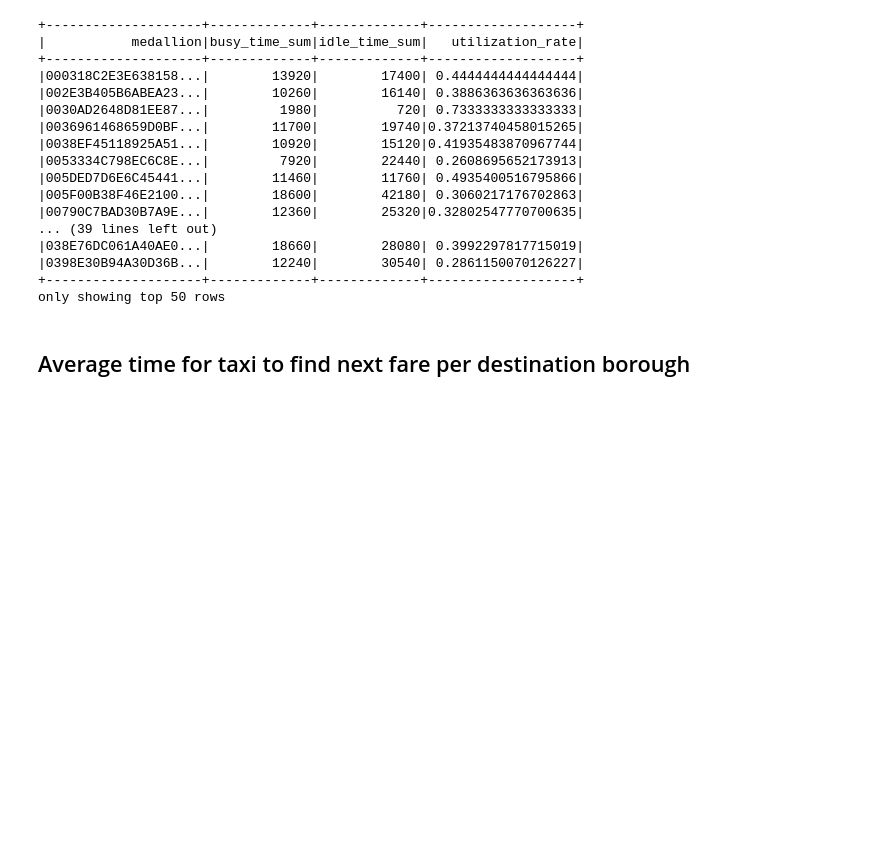
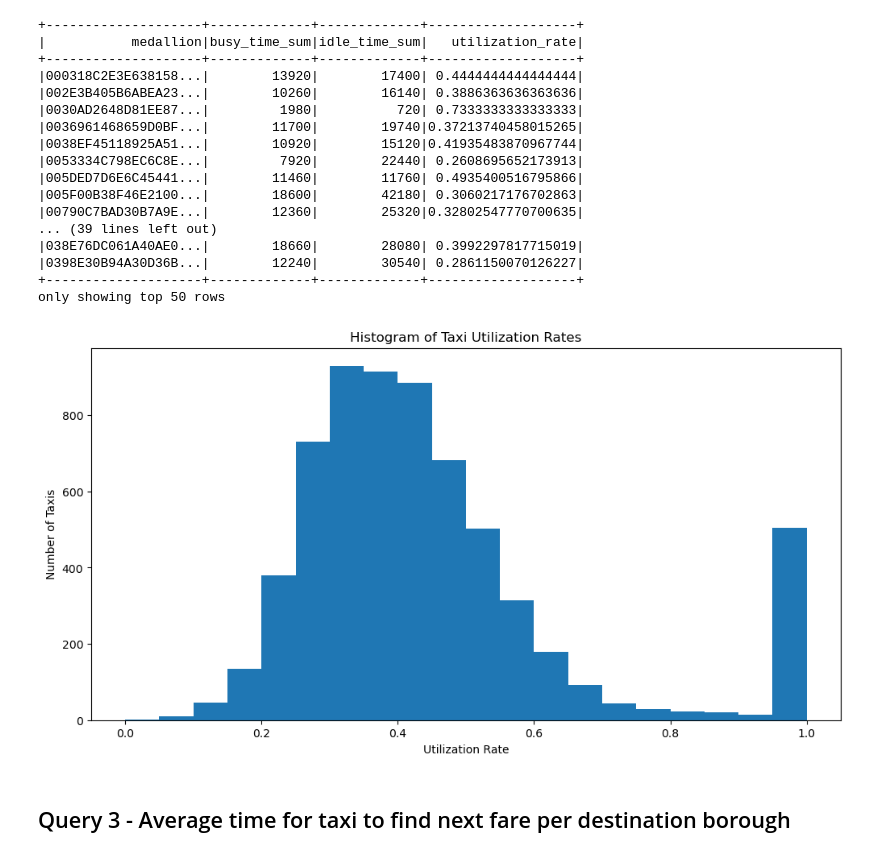
Before and after one commit to PhashaD/bdm-project-group12, a Jupyter notebook: projects/project1/project1.ipynb, the cells around one changed output. Cells and saved outputs as stored; diff of their text form; code cells hidden in the pictures; blank space fills up the shorter version.

```diff
--- a/projects/project1/project1.ipynb
+++ b/projects/project1/project1.ipynb
@@ -172,0 +150,22 @@ only showing top 20 rows
+# %%
+from pyspark.sql.functions import unix_timestamp, col
+
+time_format = "dd-MM-yy HH:mm"
+
+taxi_df = (
+    taxi_df
+    .withColumn("pickup_timestamp", unix_timestamp(col("pickup_datetime"), time_format))
+    .withColumn("dropoff_timestamp", unix_timestamp(col("dropoff_datetime"), time_format))
+    .withColumn("duration", col("dropoff_timestamp") - col("pickup_timestamp"))
+)
+
+taxi_df.select(
+    "pickup_timestamp",
+    "dropoff_timestamp",
+    "pickup_datetime",
+    "dropoff_datetime",
+    "duration",
+    "pickup_borough",
+    "dropoff_borough",
+    "medallion"
+).show(20)
@@ -191,21 +210,21 @@ from pyspark.sql.functions import lag, sum as _sum, when
 window_spec = Window.partitionBy("medallion").orderBy("pickup_timestamp")
 
 # add previous dropoff time as column
-taxi_df = taxi_df.withColumn("prev_dropoff_timestamp", lag("dropoff_timestamp").over(window_spec))
+u_taxi_df = taxi_df.withColumn("prev_dropoff_timestamp", lag("dropoff_timestamp").over(window_spec))
 
 # add idle time column
-taxi_df = taxi_df.withColumn("idle_time", col("pickup_timestamp") - col("prev_dropoff_timestamp"))
+u_taxi_df = u_taxi_df.withColumn("idle_time", col("pickup_timestamp") - col("prev_dropoff_timestamp"))
 
 session_threshold = 4 * 60 * 60
 # if idle time is more than 4 hours, count consider it's a new session
-taxi_df = taxi_df.withColumn(
+u_taxi_df = u_taxi_df.withColumn(
     "idle_time",
     when(col("idle_time") <= session_threshold, col("idle_time")).otherwise(0)
 )
 
 # group by taxi ID and get the total idle time
 utilization_df = (
-    taxi_df
+    u_taxi_df
     .groupBy("medallion")
     .agg(_sum("duration").alias("busy_time_sum"),
          _sum("idle_time").alias("idle_time_sum")
@@ -236,5 +255,3 @@ utilization_df.show(50)
 |0398E30B94A30D36B...|        12240|        30540| 0.2861150070126227|
 +--------------------+-------------+-------------+-------------------+
 only showing top 50 rows
-# %% [markdown]
-## Average time for taxi to find next fare per destination borough
@@ -256,0 +258,19 @@ avg_time_per_borough.show()
+# %%
+import matplotlib.pyplot as plt
+
+# Convert the Spark DataFrame to pandas
+pdf = utilization_df.toPandas()
+
+# Increase the figure size to make the chart bigger
+plt.figure(figsize=(12, 6))
+
+# Plot a histogram of the utilization_rate
+plt.hist(pdf["utilization_rate"], bins=20)
+plt.xlabel("Utilization Rate")
+plt.ylabel("Number of Taxis")
+plt.title("Histogram of Taxi Utilization Rates")
+plt.show()
+# %% [output]
+[figure, added]
+# %% [markdown]
+## Query 3 - Average time for taxi to find next fare per destination borough
```
Also changed, not shown: parts of 16 cells of this notebook.
